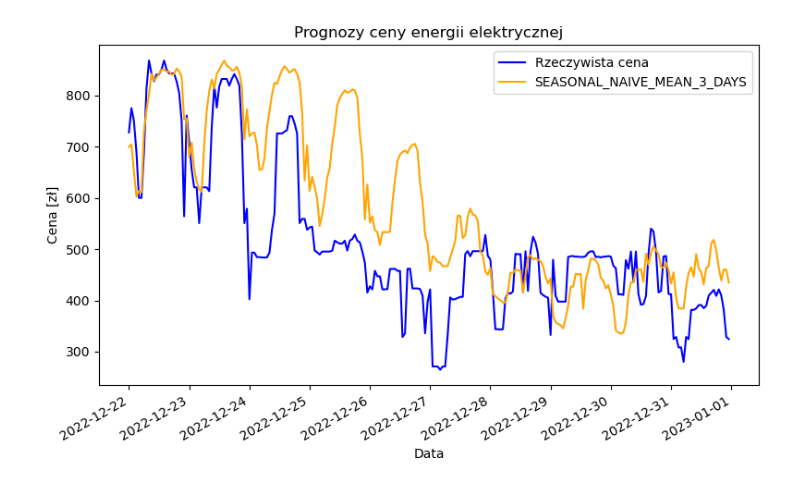
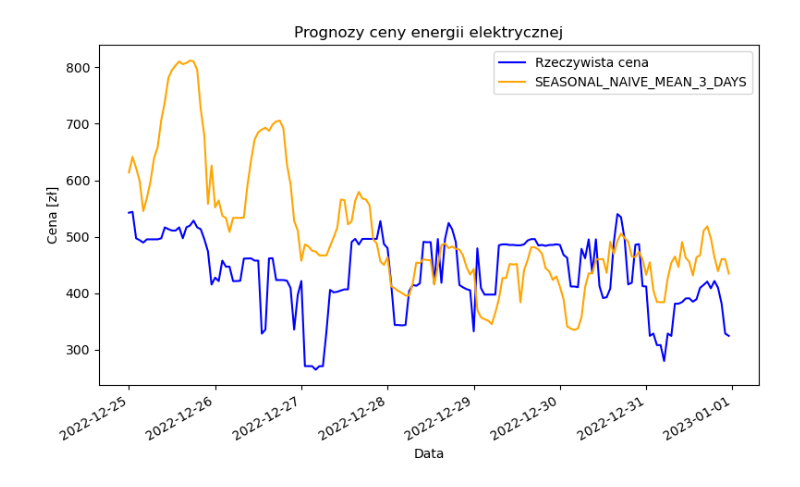
Before and after one commit to sewcio543/EPF-Framework, a Jupyter notebook: modeling.ipynb, the cells around one changed output. Cells and saved outputs as stored; diff of their text form; code cells hidden in the pictures.

```diff
--- a/modeling.ipynb
+++ b/modeling.ipynb
@@ -77,7 +99,7 @@ from sktime.performance_metrics.forecasting import (
     MeanAbsolutePercentageError,
     MeanSquaredError,
 )
-
+from app.modeling.decorators import save_plots, save_results
 from app.modeling.backtesting import TSBacktesting
 
 
@@ -89,14 +111,28 @@ prophet = Prophet(
     daily_seasonality=True
 )
 
-models = {
-    "SEASONAL_NAIVE_MEAN_3_DAYS": NaiveForecaster(strategy="mean", sp=24, window_length=24*3),
-    "SEASONAL_NAIVE_MEAN_7_DAYS": NaiveForecaster(strategy="mean", sp=24, window_length=24*7),
-    "SEASONAL_NAIVE_MEAN_WEEKLY": NaiveForecaster(strategy="last", sp=24*7),
-    "NAIVE_LAST": NaiveForecaster(),
+# models = {
+    # "SEASONAL_NAIVE_MEAN_3_DAYS": NaiveForecaster(strategy="mean", sp=24, window_length=24*3),
+    # "SEASONAL_NAIVE_MEAN_7_DAYS": NaiveForecaster(strategy="mean", sp=24, window_length=24*7),
+    # "SEASONAL_NAIVE_MEAN_WEEKLY": NaiveForecaster(strategy="last", sp=24*7),
+    # "NAIVE_LAST": NaiveForecaster(),
     # "PROPHET": prophet,
     # "DRIFT": NaiveForecaster(strategy="drift"),
-    "EXP_SM00THING": ExponentialSmoothing(sp=24, trend="add", seasonal="add"),
+    # "EXP_SM00THING": ExponentialSmoothing(sp=24, trend="add", seasonal="add"),
+    # "REGRESSION": make_reduction(estimator=LinearRegression(), window_length=3),
+    # "AR_1": ARIMA(order=(3,0,0)),
+    # "Theta": ThetaForecaster(sp=24),
+    # "AR_24": ARIMA(order=(24,0,0))
+# }
+
+models = {
+    "Model naiwny średniej - 3 dni": NaiveForecaster(strategy="mean", sp=24, window_length=24*3),
+    "Model naiwny średniej - 7 dni": NaiveForecaster(strategy="mean", sp=24, window_length=24*7),
+    "Model naiwny sezonowy": NaiveForecaster(strategy="last", sp=24*7),
+    "Model naiwny ostatnia wartość": NaiveForecaster(),
+    # "PROPHET": prophet,
+    # "DRIFT": NaiveForecaster(strategy="drift"),
+    # "EXP_SM00THING": ExponentialSmoothing(sp=24, trend="add", seasonal="add"),
     # "REGRESSION": make_reduction(estimator=LinearRegression(), window_length=3),
     # "AR_1": ARIMA(order=(3,0,0)),
     # "Theta": ThetaForecaster(sp=24),
@@ -153,21 +191,21 @@ d
 # %%
 from sktime.utils.plotting import plot_series
 from matplotlib import pyplot as plt
 
 def plot_forecast(forecast: pd.Series, actuals: pd.Series, freq: str = "H", model: str = ""):
 
     plt.figure(figsize=(8, 5))
     plt.plot(actuals.resample(freq).mean(), color="blue", label="Rzeczywista cena")
     plt.plot(forecast.resample(freq).mean(), color="orange", label=model)
     plt.xticks(rotation=30, ha='right')
 
     plt.title('Prognozy ceny energii elektrycznej')
     plt.xlabel('Data')
     plt.ylabel('Cena [zł]')
     plt.tight_layout()
     plt.legend()
 
 
-plot_forecast(d["SEASONAL_NAIVE_MEAN_3_DAYS"].iloc[-24*10:], d["ACTUAL"].iloc[-24*10:], freq="H", model="SEASONAL_NAIVE_MEAN_3_DAYS")
+plot_forecast(d["SEASONAL_NAIVE_MEAN_3_DAYS"].iloc[-24*7:], d["ACTUAL"].iloc[-24*7:], freq="H", model="SEASONAL_NAIVE_MEAN_3_DAYS")
 # %% [output]
-[figure, old version]
+[figure, new version]
```
Also changed, not shown: parts of 7 cells of this notebook, 5 other files.
